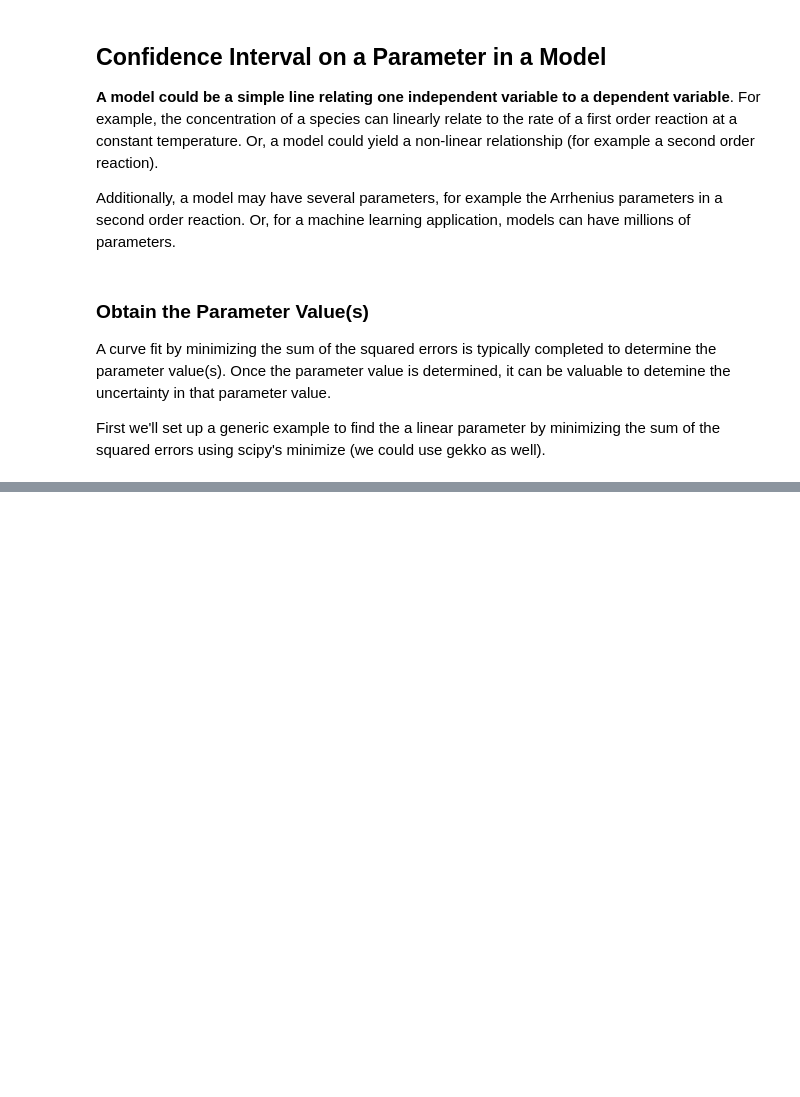
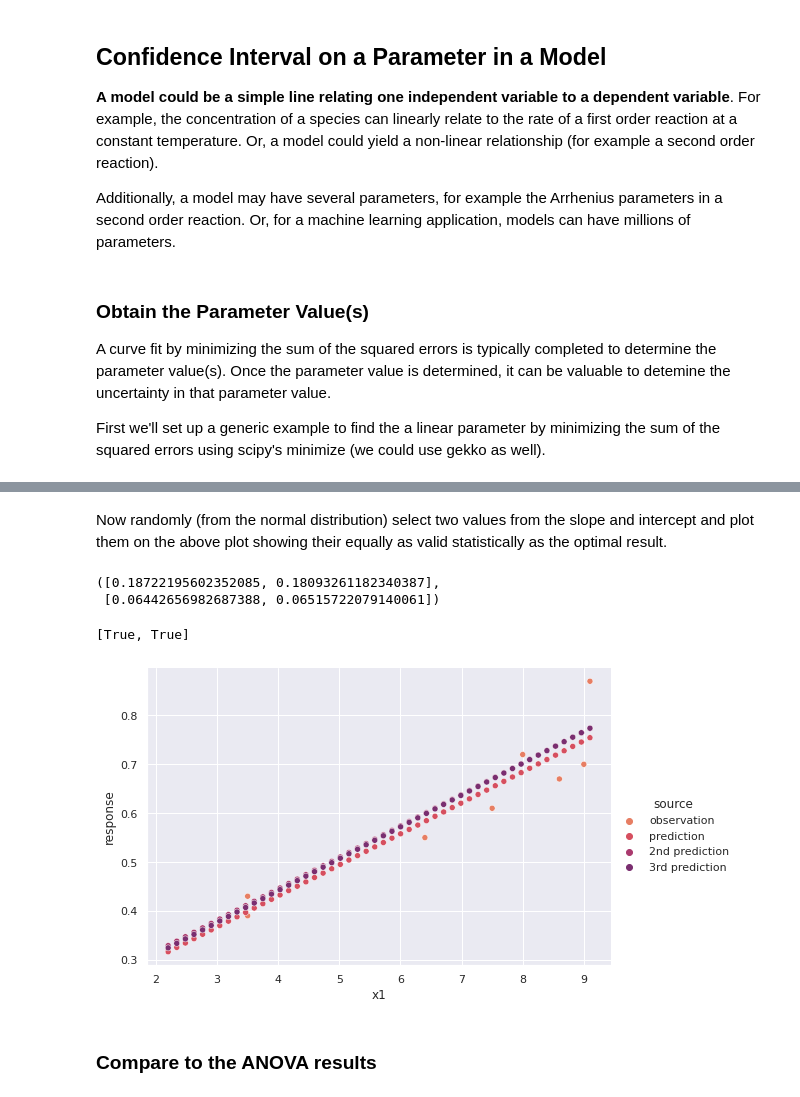
Before and after one commit to clint-bg/tools, a Jupyter notebook: ConfidenceIntervals.ipynb, the cells around one changed output, grey strips where cells are left out. Cells and saved outputs as stored; diff of their text form; code cells hidden in the pictures; blank space fills up the shorter version.

```diff
--- a/ConfidenceIntervals.ipynb
+++ b/ConfidenceIntervals.ipynb
@@ -165,3 +172,6 @@ f.isf(0.05,2,1)
+# %%
+#find the allowed deviation (right hand side of the above equation at two-sided 95% confidence interval)
+ssedev = len(optparametervals)/(len(data)-len(optparametervals))*f.isf(0.05,len(optparametervals),(len(data)-len(optparametervals)))
 # %%
 optimalSSE = minimize(linearSSE,[1,1]).fun
 #setup function to obtain confidence limits based on the F-test
@@ -184,0 +178,18 @@ data.plot()
+# %%
+#define equation to solve for varying one parameter at a time
+def func(x,*input):
+  dct = input[0]
+  if dct['switch'] == 'intercept':
+    out = (linearSSE([x,dct['slope']]) - optimalSSE)/optimalSSE - ssedev
+  else:
+    out = (linearSSE([dct['intercept'],x]) - optimalSSE)/optimalSSE - ssedev
+  return out
+# %%
+#solve for the parameter yielding the desired SSE to establish the confidence intervals
+guesses = np.linspace(-10,10,20)
+args = {'slope':optparametervals[1],'intercept':optparametervals[0],'switch':'intercept'}
+interceptvals = [fsolve(func,guess*optparametervals[0],args=(args))[0] for guess in guesses]
+args['switch'] = ''
+slopevals = [fsolve(func,guess*optparametervals[1],args=(args))[0] for guess in guesses]
+minmax_b = [min(interceptvals),max(interceptvals)]
+minmax_m = [min(slopevals),max(slopevals)]
@@ -184,0 +209,10 @@ data.plot()
+# %% [markdown]
+Now randomly (from the normal distribution) select two values from the slope and intercept and plot them on the above plot showing their equally as valid statistically as the optimal result.
+# %%
+ips = [t.rvs(1000)*((minmax_b[1]-minmax_b[0])/(1.96*2)) + optparametervals[0] for i in range(2)]
+sps = [t.rvs(1000)*((minmax_m[1]-minmax_m[0])/(1.96*2)) + optparametervals[1] for i in range(2)]
+# %%
+ips,sps
+# %% [output]
+([0.18722195602352085, 0.18093261182340387],
+ [0.06442656982687388, 0.06515722079140061])
@@ -184,0 +228,16 @@ data.plot()
+# %%
+[Ftestcheck([ips[i],sps[i]]) for i,each in enumerate(ips)]
+# %% [output]
+[True, True]
+# %%
+p2 = pd.DataFrame({'x1':np.linspace(data['x1'].min(),data['x1'].max(),50)})
+p3 = pd.DataFrame({'x1':np.linspace(data['x1'].min(),data['x1'].max(),50)})
+p2['response'] = p2['x1']*sps[0] + ips[0]
+p3['response'] = p3['x1']*sps[1] + ips[1]
+p2['source'] = '2nd prediction'; p3['source'] = '3rd prediction'
+p = sns.relplot(x='x1',y='response',hue='source',palette='flare',data=pd.concat([data,prediction,p2,p3]),aspect=15/10);
+plt.show()
+# %% [output]
+[figure, added]
+# %% [markdown]
+### Compare to the ANOVA results
```
Also changed, not shown: parts of 24 cells of this notebook.
